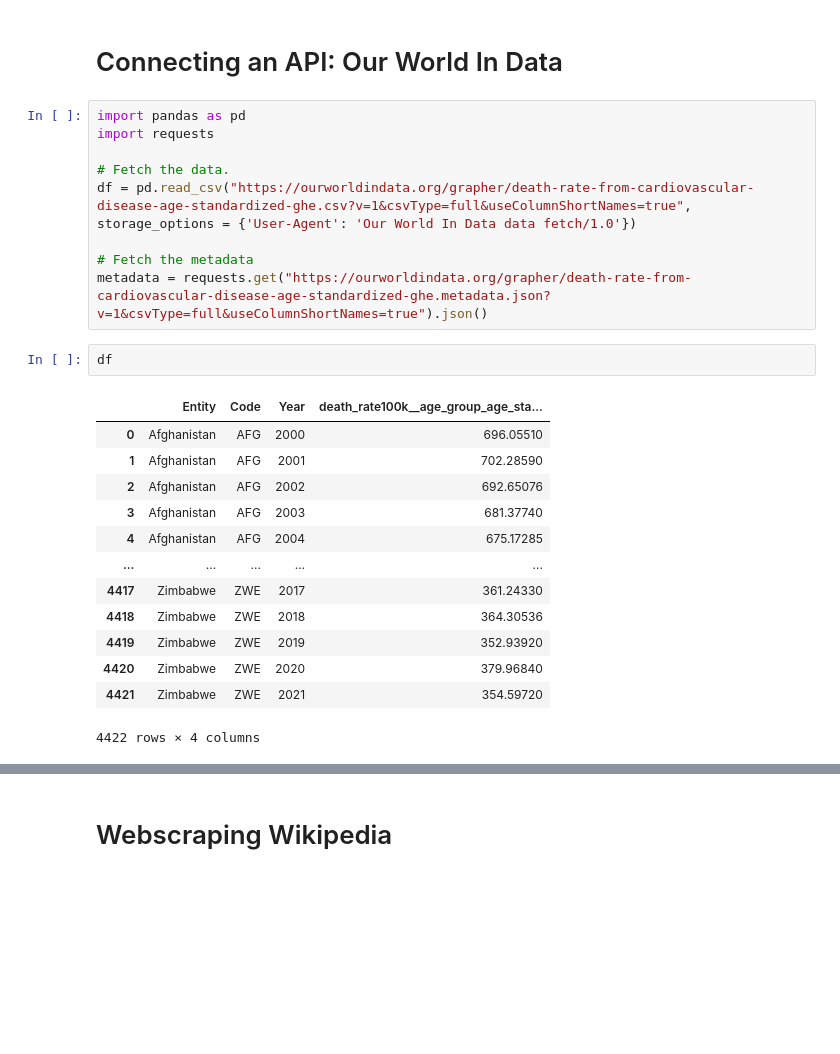
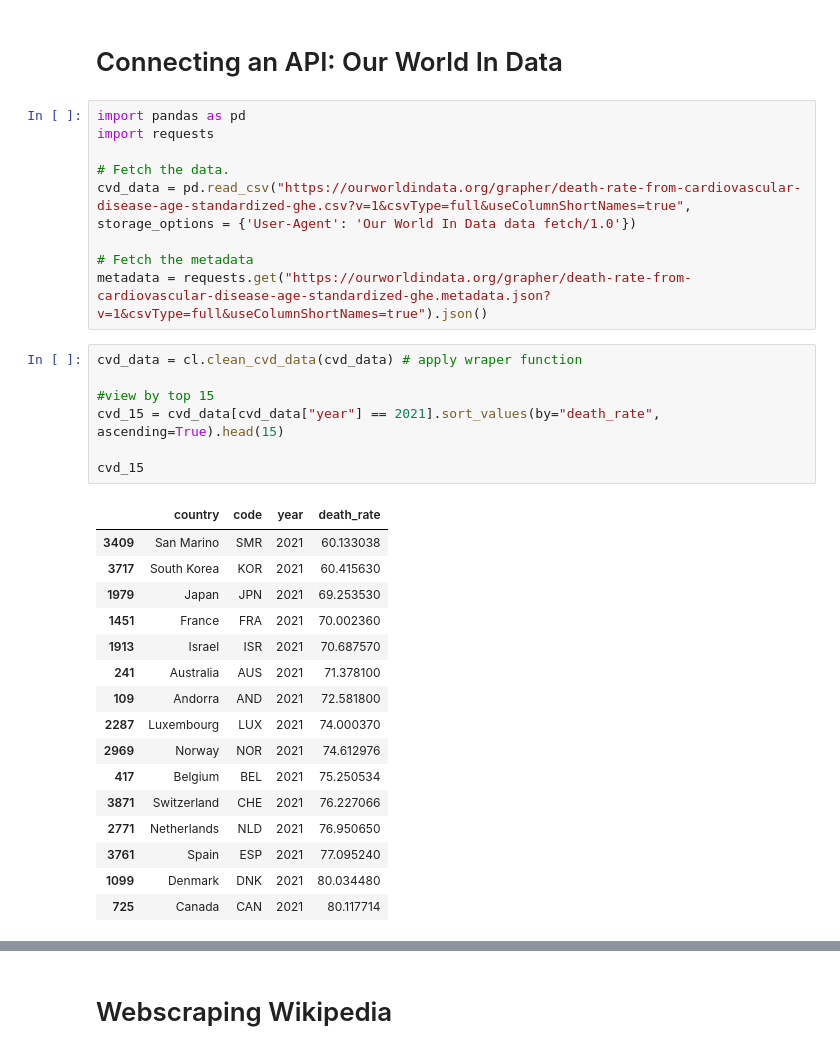
Before and after one commit to chandlershortlidge/sleep-heath-analysis, a Jupyter notebook: main.ipynb, the cells around one changed output, grey strips where cells are left out. Drawn from its saved outputs; the diff is of its cells as text; blank space fills up the shorter version.

```diff
--- a/main.ipynb
+++ b/main.ipynb
@@ -434,23 +434,31 @@ import pandas as pd
 import requests
 
 # Fetch the data.
-df = pd.read_csv("https://ourworldindata.org/grapher/death-rate-from-cardiovascular-disease-age-standardized-ghe.csv?v=1&csvType=full&useColumnShortNames=true", storage_options = {'User-Agent': 'Our World In Data data fetch/1.0'})
+cvd_data = pd.read_csv("https://ourworldindata.org/grapher/death-rate-from-cardiovascular-disease-age-standardized-ghe.csv?v=1&csvType=full&useColumnShortNames=true", storage_options = {'User-Agent': 'Our World In Data data fetch/1.0'})
 
 # Fetch the metadata
 metadata = requests.get("https://ourworldindata.org/grapher/death-rate-from-cardiovascular-disease-age-standardized-ghe.metadata.json?v=1&csvType=full&useColumnShortNames=true").json()
 # %%
-df
+cvd_data = cl.clean_cvd_data(cvd_data) # apply wraper function
+
+#view by top 15
+cvd_15 = cvd_data[cvd_data["year"] == 2021].sort_values(by="death_rate", ascending=True).head(15)
+
+cvd_15
 # %% [output]
-|  | Entity | Code | Year | death_rate100k__age_group_age_sta... |
-| 0 | Afghanistan | AFG | 2000 | 696.05510 |
-| 1 | Afghanistan | AFG | 2001 | 702.28590 |
-| 2 | Afghanistan | AFG | 2002 | 692.65076 |
-| 3 | Afghanistan | AFG | 2003 | 681.37740 |
-| 4 | Afghanistan | AFG | 2004 | 675.17285 |
-| ... | ... | ... | ... | ... |
-| 4417 | Zimbabwe | ZWE | 2017 | 361.24330 |
-| 4418 | Zimbabwe | ZWE | 2018 | 364.30536 |
-| 4419 | Zimbabwe | ZWE | 2019 | 352.93920 |
-| 4420 | Zimbabwe | ZWE | 2020 | 379.96840 |
-| 4421 | Zimbabwe | ZWE | 2021 | 354.59720 |
+|  | country | code | year | death_rate |
+| 3409 | San Marino | SMR | 2021 | 60.133038 |
+| 3717 | South Korea | KOR | 2021 | 60.415630 |
+| 1979 | Japan | JPN | 2021 | 69.253530 |
+| 1451 | France | FRA | 2021 | 70.002360 |
+| 1913 | Israel | ISR | 2021 | 70.687570 |
+| 241 | Australia | AUS | 2021 | 71.378100 |
+| 109 | Andorra | AND | 2021 | 72.581800 |
+| 2287 | Luxembourg | LUX | 2021 | 74.000370 |
+| 2969 | Norway | NOR | 2021 | 74.612976 |
+| 417 | Belgium | BEL | 2021 | 75.250534 |
+| 3871 | Switzerland | CHE | 2021 | 76.227066 |
+| 2771 | Netherlands | NLD | 2021 | 76.950650 |
+| 3761 | Spain | ESP | 2021 | 77.095240 |
+| 1099 | Denmark | DNK | 2021 | 80.034480 |
+| 725 | Canada | CAN | 2021 | 80.117714 |
-4422 rows × 4 columns
```
Also changed, not shown: parts of 8 cells of this notebook, 1 other file.
